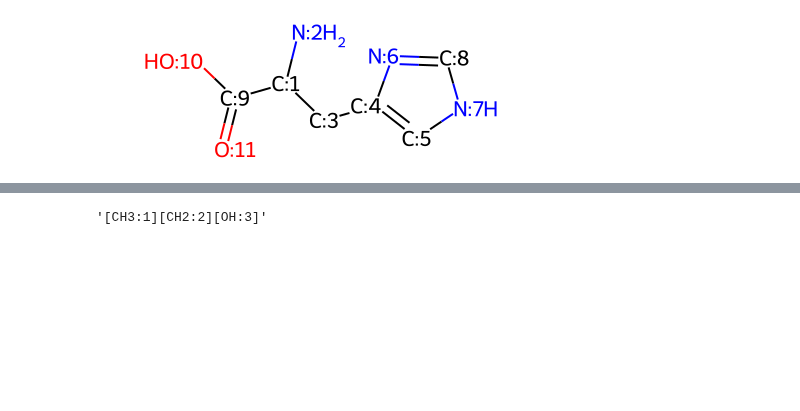
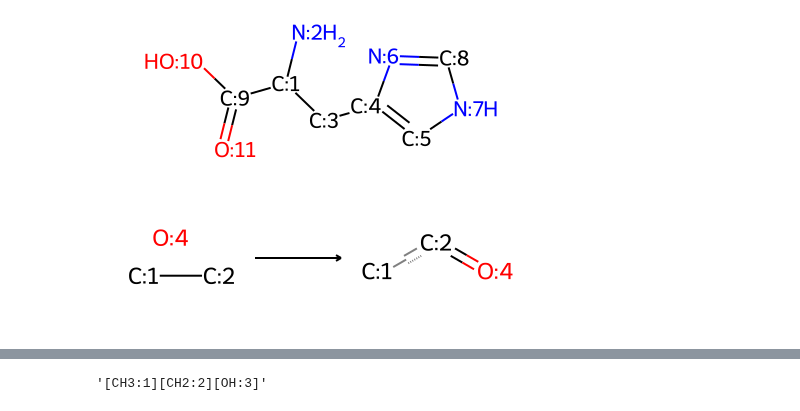
Before and after one commit to stefanpate/coarse-grain-rxns, a Jupyter notebook: notebooks/frag_by_aidxs.ipynb, the cells around one changed output, grey strips where cells are left out. Drawn from its saved outputs; the diff is of its cells as text; code cells hidden in the pictures; blank space fills up the shorter version.

```diff
--- a/notebooks/frag_by_aidxs.ipynb
+++ b/notebooks/frag_by_aidxs.ipynb
@@ -65,3 +65,7 @@ mol = Chem.RemoveHs(mol)
 mol
 # %% [output]
 [figure]
+# %%
+AllChem.ReactionFromSmarts('([C:1]-[C:2].[O:4])>>[C:1]([C:2]=[O:4])')
+# %% [output]
+[figure, added]
```
Also changed, not shown: parts of 1 cell of this notebook, 1 other file.
